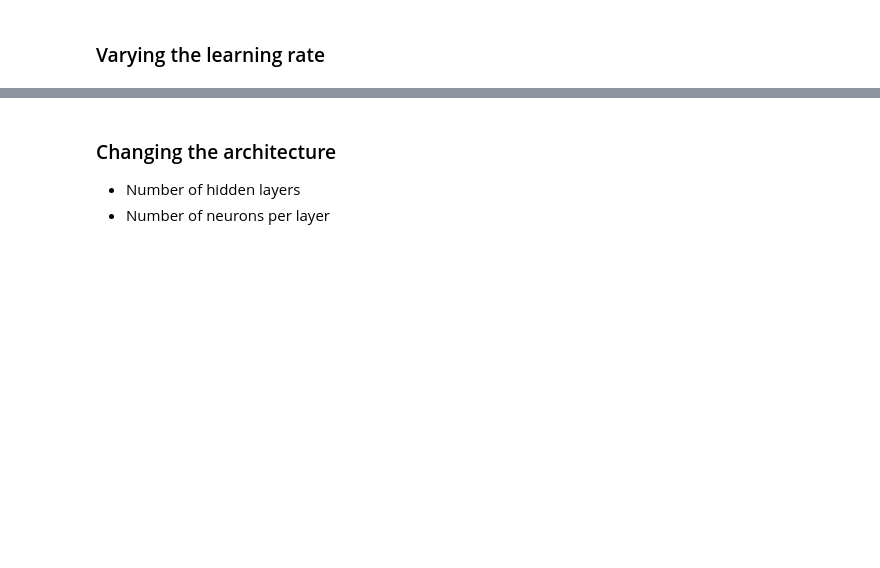
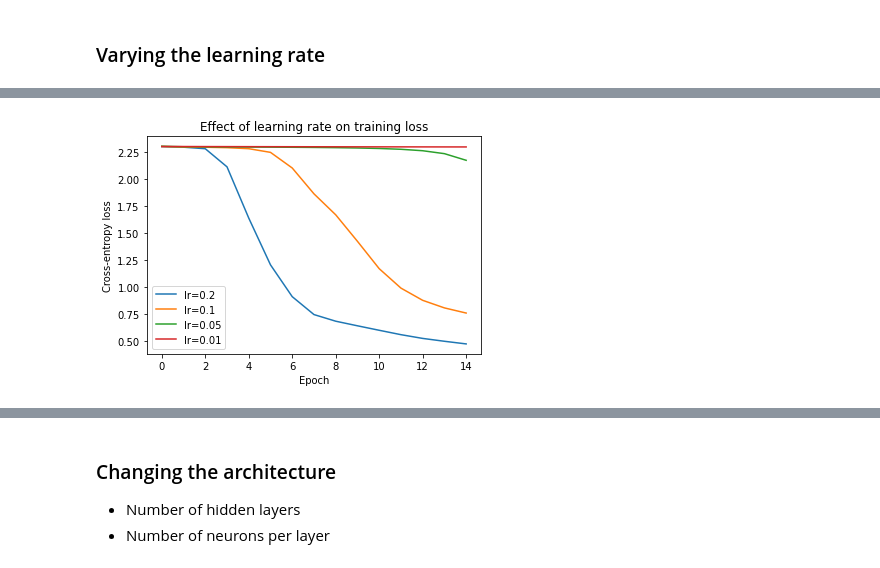
Before and after one commit to vtd9/multilayer-perceptron, a Jupyter notebook: HW1.ipynb, the cells around one changed output, grey strips where cells are left out. Drawn from its saved outputs; the diff is of its cells as text; code cells hidden in the pictures; blank space fills up the shorter version.

```diff
--- a/HW1.ipynb
+++ b/HW1.ipynb
@@ -402,7 +477,8 @@ yhat, y
         [0., 1., 0., 0.]]))
 # %%
 # TEMP
-a = Loss.hinge_loss(yhat, y, get_dist=True)
-maybe_deriv = np.where(y == 1, np.sum(a > 0, axis=0), a > 0)
-a, maybe_deriv
+y_target = np.sum(np.where(y == 1, yhat, 0), axis=0)
+dist = np.where(y == 1, 0, yhat - y_target + 1.)
+maybe_deriv = np.where(y == 1, np.sum(dist > 0, axis=0), dist > 0)
+dist, maybe_deriv
 # %% [output]
@@ -656,22 +802,22 @@ MNIST label shape: (70000,)
 ## 2.2 Preprocessing
 # %%
 # Make a Dataset object
-mnist_data = Dataset(mnist_all_X, mnist_all_y, True)
+mnist_set = Dataset(mnist_all_X, mnist_all_y, True)
 
 # Reshape the data
 width = 28
 categories = 10
-mnist_data.shape(width, categories, True)
-print("Feature and label shapes:", mnist_data.X.shape, mnist_data.y.shape)
+mnist_set.shape(width, categories, True)
+print("Feature and label shapes:", mnist_set.X.shape, mnist_set.y.shape)
 
 # Shuffle the data
 # plot first __ before shuffling
-mnist_data.shuffle()
+mnist_set.shuffle()
 # plot first __ after to prove it's shuffled?
 
 # Divide the data
-mnist_data.divide()
+mnist_set.divide()
 print('Splits on training, validation, & testing:',
-      mnist_data.n_train, mnist_data.n_valid, mnist_data.n_test)
+      mnist_set.X_train.shape, mnist_set.X_valid.shape, mnist_set.X_test.shape)
 # %% [output]
 Feature and label shapes: (784, 70000) (10, 70000)
@@ -716,0 +829,11 @@ p.train(mnist_data.make_batches(batch_size=6), 0.1, 100)
+# %%
+# Make a generic neural network with two hidden layers
+p = Perceptron((width*width, 64, 32, 10),
+               (Activation.relu, Activation.relu, Activation.softmax),
+               Loss.cross_entropy, var=0.01)
+lrs = (0.2, 0.1, 0.05, 0.01) # Different learning rates to test
+epochs = 15
+lr_results = []
+for lr in lrs:
+  lr_results.append(Utility.train_and_validate(p, mnist_set, lr, epochs, 100))
+  p.reset()
@@ -717,9 +858,10 @@ p.train(mnist_data.make_batches(batch_size=6), 0.1, 100)
 # %%
 # Plot training loss for the different learning rates used
-Utility.plot_results(lr_results[0][0], lr_results[1][0],
-                     lr_results[2][0], lr_results[3][0],
-                     labels=('lr=0.002', 'lr=0.001', 'lr=5e-4', 'lr=1e-4'),
+Utility.plot_results([_[0] for _ in lr_results],
+                     labels=['lr=' + str(lr) for lr in lrs],
                      ylabel='Cross-entropy loss',
                      title='Effect of learning rate on training loss')
+# %% [output]
+[figure, added]
 # %%
 # Plot training accuracy for the different learning rates used
```
Also changed, not shown: parts of 20 cells of this notebook.
